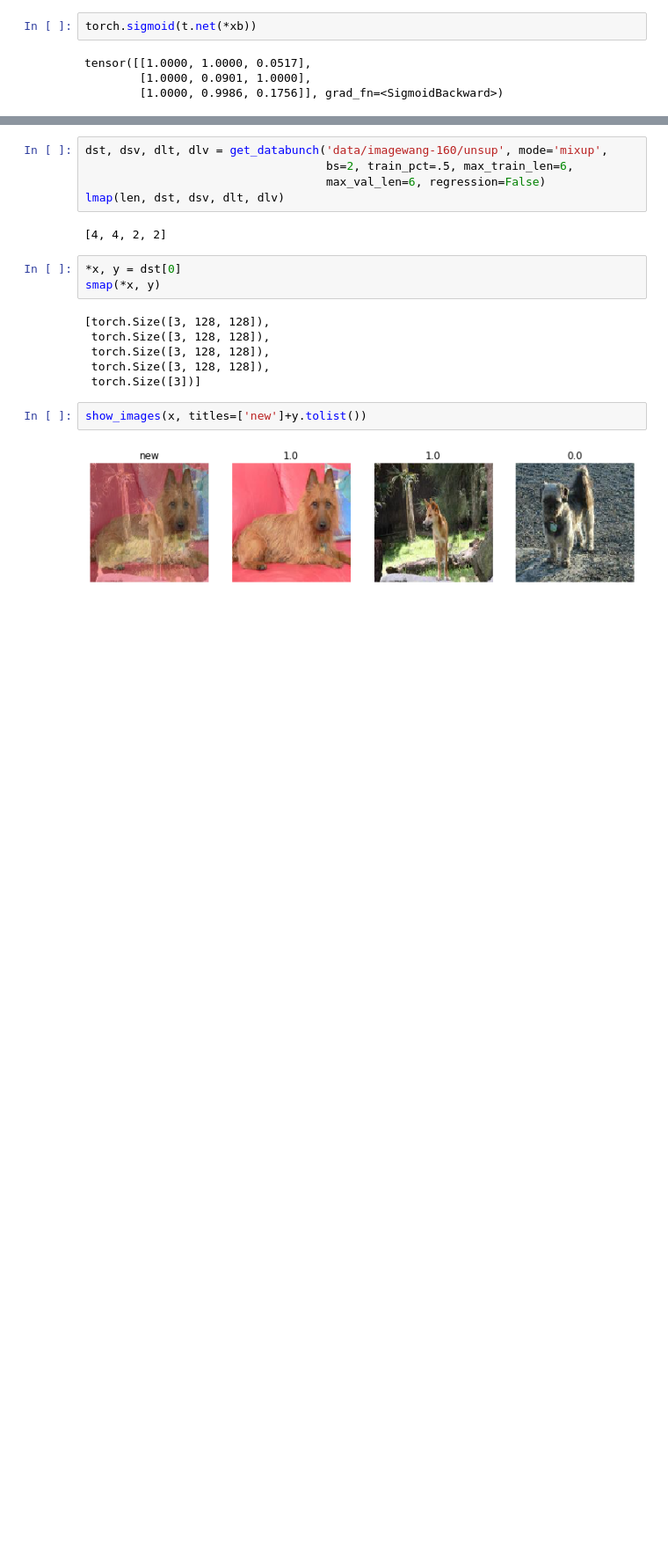
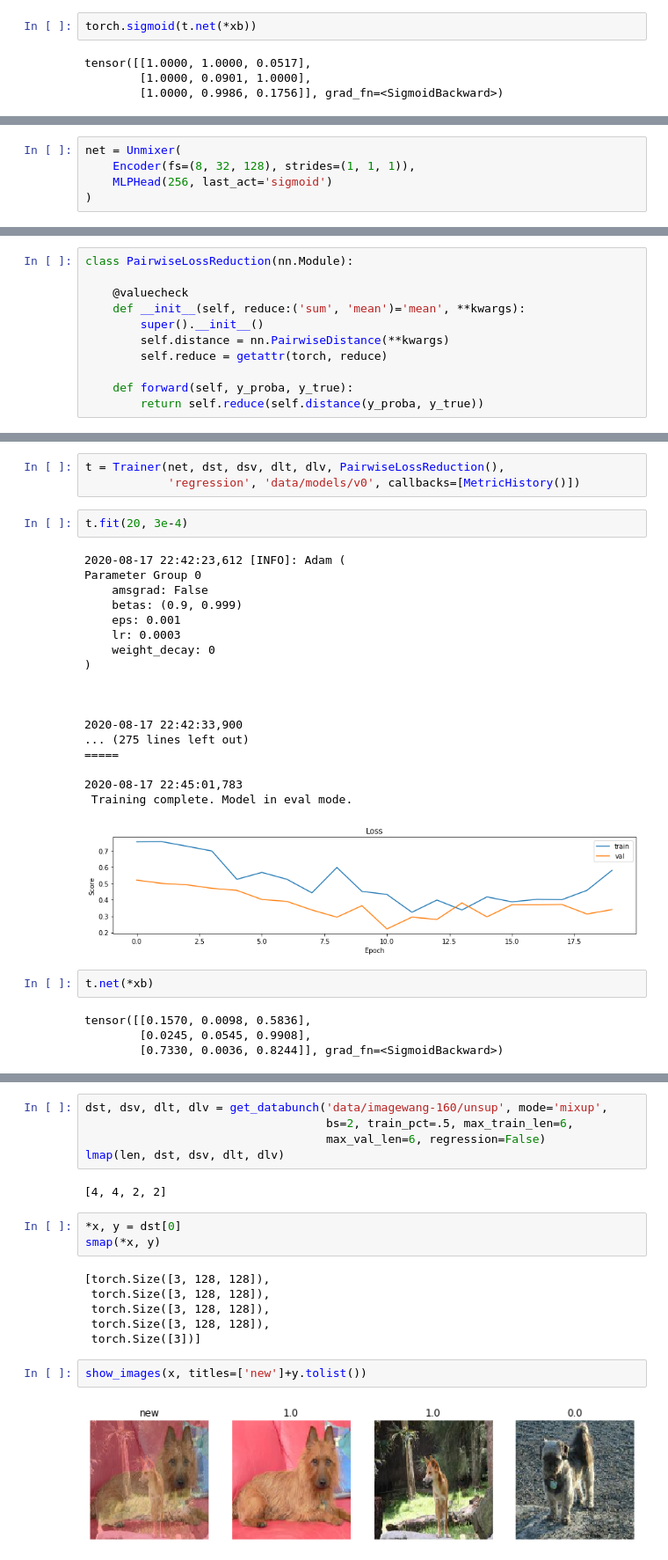
Before and after one commit to hdmamin/self-supervised-vision-exp, a Jupyter notebook: notebooks/nb03-lightning-first-test.ipynb, the cells around one changed output, grey strips where cells are left out. Shown at 88% size. Drawn from its saved outputs; the diff is of its cells as text; blank space fills up the shorter version.

```diff
--- a/notebooks/nb03-lightning-first-test.ipynb
+++ b/notebooks/nb03-lightning-first-test.ipynb
@@ -375,0 +409,5 @@ tensor([[1.0000, 1.0000, 0.0517],
+# %%
+net = Unmixer(
+    Encoder(fs=(8, 32, 128), strides=(1, 1, 1)),
+    MLPHead(256, last_act='sigmoid')
+)
@@ -375,0 +422,11 @@ tensor([[1.0000, 1.0000, 0.0517],
+# %%
+class PairwiseLossReduction(nn.Module):
+
+    @valuecheck
+    def __init__(self, reduce:('sum', 'mean')='mean', **kwargs):
+        super().__init__()
+        self.distance = nn.PairwiseDistance(**kwargs)
+        self.reduce = getattr(torch, reduce)
+
+    def forward(self, y_proba, y_true):
+        return self.reduce(self.distance(y_proba, y_true))
@@ -376,3 +437,33 @@ tensor([[1.0000, 1.0000, 0.0517],
+# %%
+t = Trainer(net, dst, dsv, dlt, dlv, PairwiseLossReduction(),
+            'regression', 'data/models/v0', callbacks=[MetricHistory()])
+# %%
+t.fit(20, 3e-4)
+# %% [output]
+2020-08-17 22:42:23,612 [INFO]: Adam (
+Parameter Group 0
+    amsgrad: False
+    betas: (0.9, 0.999)
+    eps: 0.001
+    lr: 0.0003
+    weight_decay: 0
+)
+
+
+
+2020-08-17 22:42:33,900
+... (275 lines left out)
+=====
+
+2020-08-17 22:45:01,783
+ Training complete. Model in eval mode.
+[figure, added]
+# %%
+t.net(*xb)
+# %% [output]
+tensor([[0.1570, 0.0098, 0.5836],
+        [0.0245, 0.0545, 0.9908],
+        [0.7330, 0.0036, 0.8244]], grad_fn=<SigmoidBackward>)
 # %%
 yb
 # %% [output]
```
Also changed, not shown: parts of 17 cells of this notebook, 4 other files.
